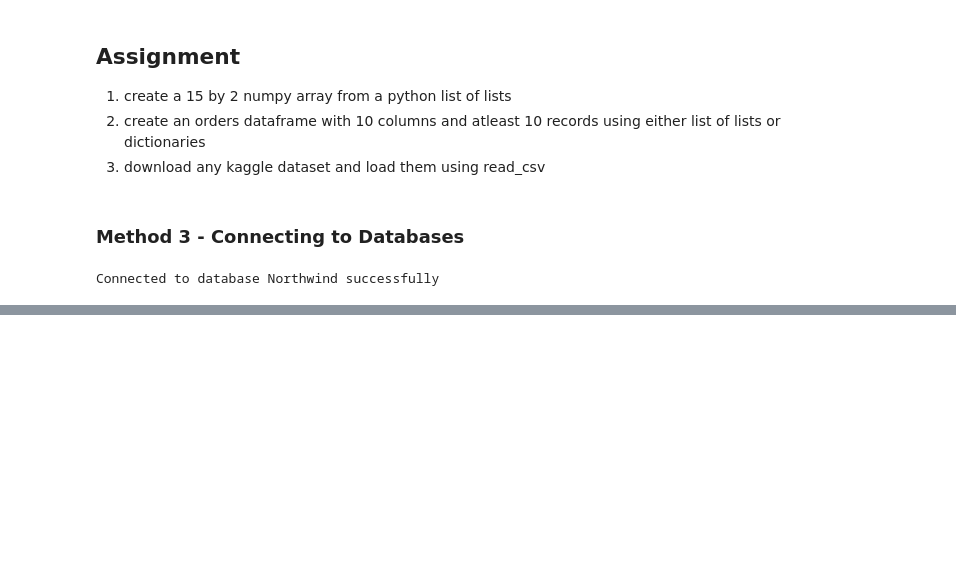
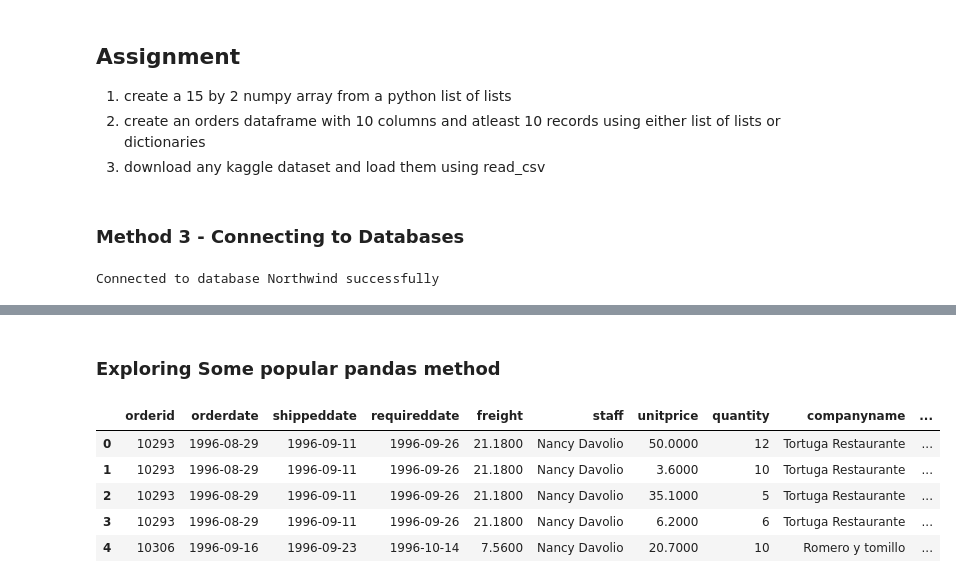
Before and after one commit to Muyiiwaa/learn-EDA, a Jupyter notebook: Pandas-intro.ipynb, the cells around one changed output, grey strips where cells are left out. Cells and saved outputs as stored; diff of their text form; code cells hidden in the pictures; blank space fills up the shorter version.

Commit message:
added codes on pandas method

```diff
--- a/Pandas-intro.ipynb
+++ b/Pandas-intro.ipynb
@@ -288,0 +314,13 @@ product_df
+# %% [markdown]
+### Exploring Some popular pandas method
+# %%
+# .head method
+
+orders_df.head()
+# %% [output]
+|  | orderid | orderdate | shippeddate | requireddate | freight | staff | unitprice | quantity | companyname | ... |
+| 0 | 10293 | 1996-08-29 | 1996-09-11 | 1996-09-26 | 21.1800 | Nancy Davolio | 50.0000 | 12 | Tortuga Restaurante | ... |
+| 1 | 10293 | 1996-08-29 | 1996-09-11 | 1996-09-26 | 21.1800 | Nancy Davolio | 3.6000 | 10 | Tortuga Restaurante | ... |
+| 2 | 10293 | 1996-08-29 | 1996-09-11 | 1996-09-26 | 21.1800 | Nancy Davolio | 35.1000 | 5 | Tortuga Restaurante | ... |
+| 3 | 10293 | 1996-08-29 | 1996-09-11 | 1996-09-26 | 21.1800 | Nancy Davolio | 6.2000 | 6 | Tortuga Restaurante | ... |
+| 4 | 10306 | 1996-09-16 | 1996-09-23 | 1996-10-14 | 7.5600 | Nancy Davolio | 20.7000 | 10 | Romero y tomillo | ... |
```
Also changed, not shown: parts of 21 cells of this notebook.
